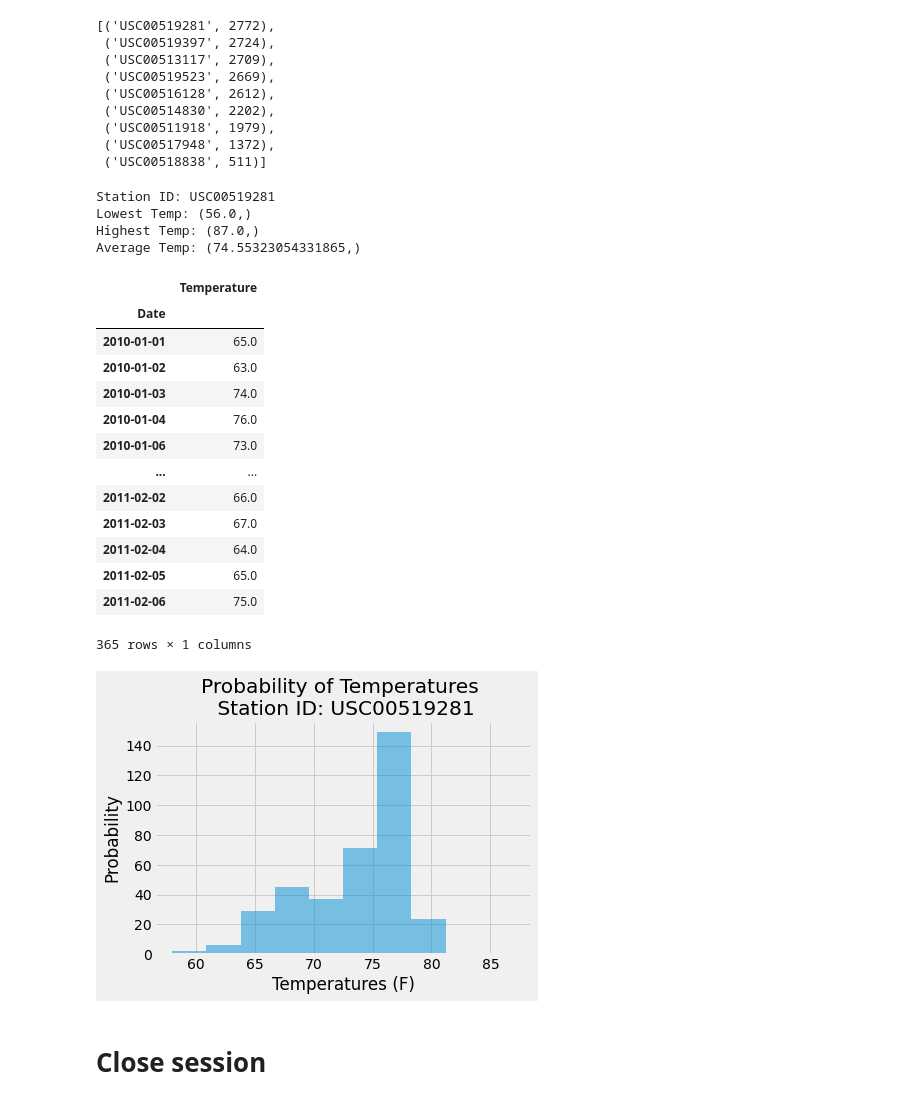
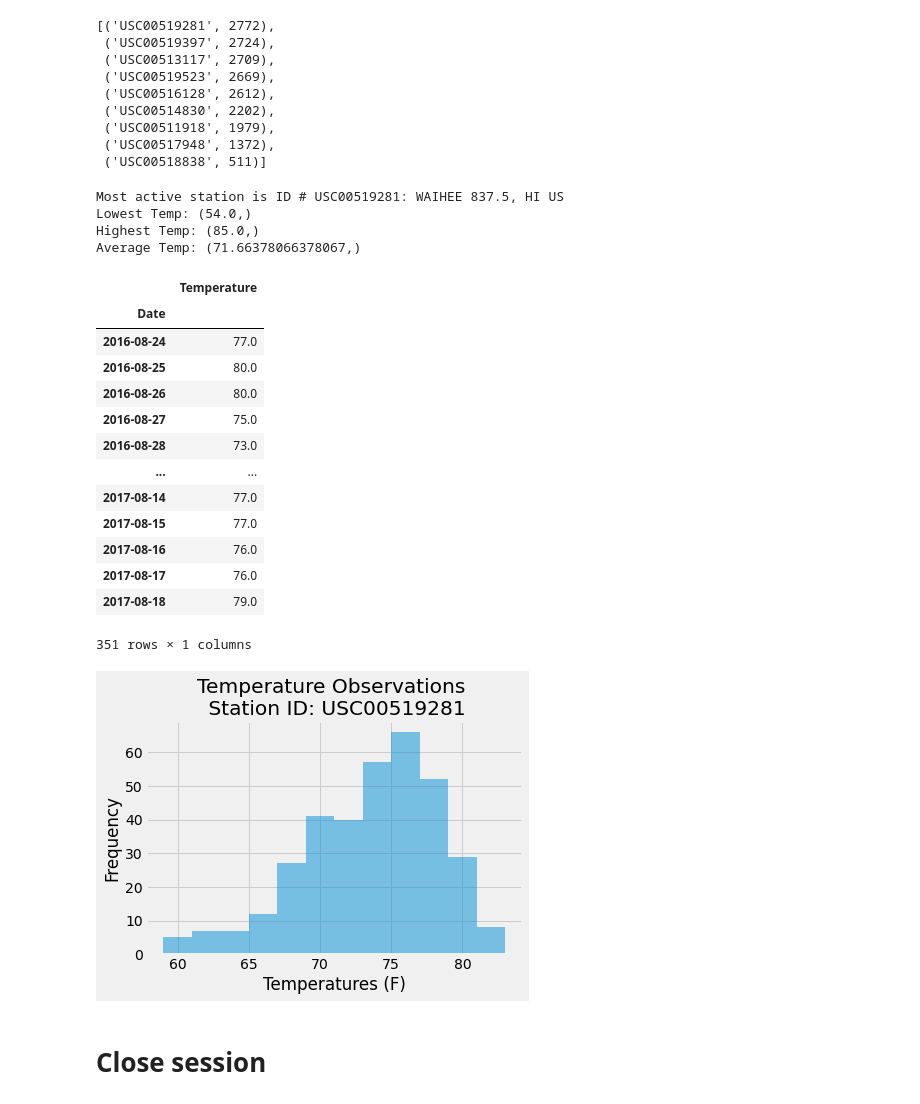
Before and after one commit to rketchum95/sqlalchemy-challenge, a Jupyter notebook: climate_analysis.ipynb, the cells around one changed output. Drawn from its saved outputs; the diff is of its cells as text; code cells hidden in the pictures.

Commit message:
Updated date codes for searches

```diff
--- a/climate_analysis.ipynb
+++ b/climate_analysis.ipynb
@@ -57,0 +65,6 @@ session.query(func.max(Measurement.date)).all()
+# %%
+last_date=dt.datetime.strptime(last_date,'%Y-%m-%d')
+last_year=int(dt.datetime.strftime(last_date,'%Y'))
+last_month=int(dt.datetime.strftime(last_date,'%m'))
+last_day=int(dt.datetime.strftime(last_date,'%d'))
+print(last_year, last_month, last_day)
@@ -59,7 +74,7 @@ session.query(func.max(Measurement.date)).all()
 # Design a query to retrieve the last 12 months of precipitation data and plot the results.
 # Starting from the most recent data point in the database.
 # Calculate the date one year from the last date in data set.
-prior_year_date = dt.date(2017,8,23) - dt.timedelta(days=365)
+prior_year_date = dt.date(last_year,last_month,last_day) - dt.timedelta(days=365)
 
 # Perform a query to retrieve the data and precipitation scores
 annual_prec = session.query(Measurement.date, Measurement.prcp).\
@@ -129,50 +144,52 @@ active_stations
  ('USC00518838', 511)]
 # %%
 # Using the most active station id from the previous query, calculate the lowest, highest, and average temperature.
-top_station = active_stations[1][0]
+top_station = active_stations[0][0]
+top_station_info = session.query(Station.name).filter(Station.station == top_station).all()
+station_name =top_station_info[0][0]
 Min_temp = session.query(func.min(Measurement.tobs)).filter(Measurement.station == top_station).first()
 Max_temp = session.query(func.max(Measurement.tobs)).filter(Measurement.station == top_station).first()
 Ave_temp = session.query(func.avg(Measurement.tobs)).filter(Measurement.station == top_station).first()
 
-print(f"Station ID: USC00519281 \nLowest Temp: {Min_temp} \nHighest Temp: {Max_temp} \nAverage Temp: {Ave_temp}")
+print(f"Most active station is ID # {top_station}: {station_name} \nLowest Temp: {Min_temp} \nHighest Temp: {Max_temp} \nAverage Temp: {Ave_temp}")
 # %% [output]
-Station ID: USC00519281
-Lowest Temp: (56.0,)
-Highest Temp: (87.0,)
-Average Temp: (74.55323054331865,)
+Most active station is ID # USC00519281: WAIHEE 837.5, HI US
+Lowest Temp: (54.0,)
+Highest Temp: (85.0,)
+Average Temp: (71.66378066378067,)
 # %%
 # Using the most active station id
 # Query the last 12 months of temperature observation data for this station and plot the results as a histogram
 temp_top_station = session.query(Measurement.date, Measurement.tobs).\
     filter(Measurement.station == top_station).\
-    order_by(Measurement.date).limit(365).all()
+    filter(Measurement.date>prior_year_date).all()
 top_station_temps = pd.DataFrame(temp_top_station,columns=['Date','Temperature'])
-top_station_temps = top_station_temps.set_index('Date')
+top_station_temps.set_index('Date', inplace=True)
 top_station_temps
 # %% [output]
 |  | Temperature |
 | Date |  |
-| 2010-01-01 | 65.0 |
-| 2010-01-02 | 63.0 |
-| 2010-01-03 | 74.0 |
-| 2010-01-04 | 76.0 |
-| 2010-01-06 | 73.0 |
+| 2016-08-24 | 77.0 |
+| 2016-08-25 | 80.0 |
+| 2016-08-26 | 80.0 |
+| 2016-08-27 | 75.0 |
+| 2016-08-28 | 73.0 |
 | ... | ... |
-| 2011-02-02 | 66.0 |
-| 2011-02-03 | 67.0 |
-| 2011-02-04 | 64.0 |
-| 2011-02-05 | 65.0 |
-| 2011-02-06 | 75.0 |
+| 2017-08-14 | 77.0 |
+| 2017-08-15 | 77.0 |
+| 2017-08-16 | 76.0 |
+| 2017-08-17 | 76.0 |
+| 2017-08-18 | 79.0 |
-365 rows × 1 columns
+351 rows × 1 columns
 # %%
 x = top_station_temps['Temperature']
-plt.hist(x, alpha=0.5)
+plt.hist(x, alpha=0.5, bins=12)
 plt.xlabel('Temperatures (F)')
-plt.ylabel('Probability')
-plt.title('Probability of Temperatures \n Station ID: USC00519281')
+plt.ylabel('Frequency')
+plt.title('Temperature Observations \n Station ID: USC00519281')
 plt.show()
 # %% [output]
-[figure, old version]
+[figure, new version]
 # %% [markdown]
 # Close session
 # %%
```
Also changed, not shown: parts of 5 cells of this notebook.
